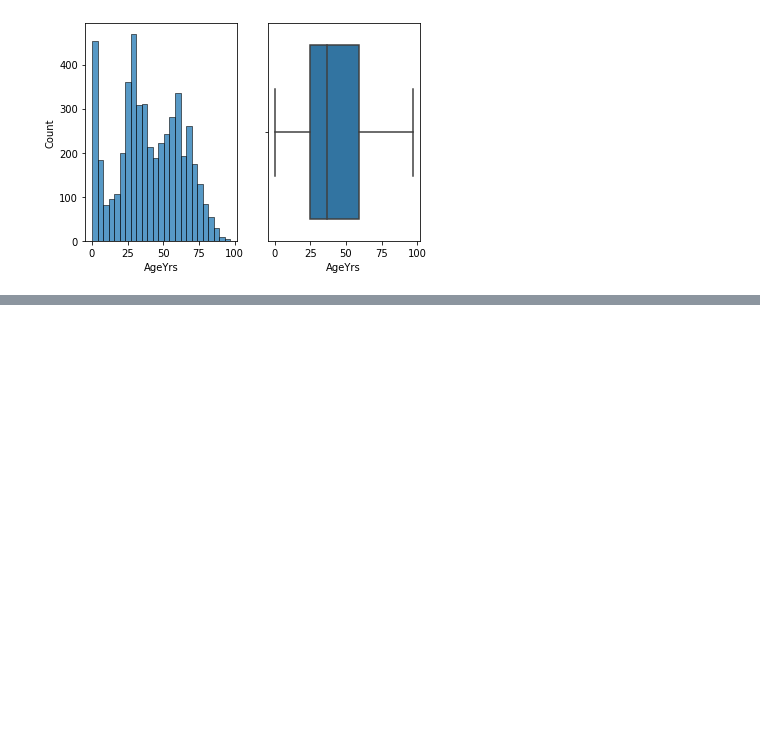
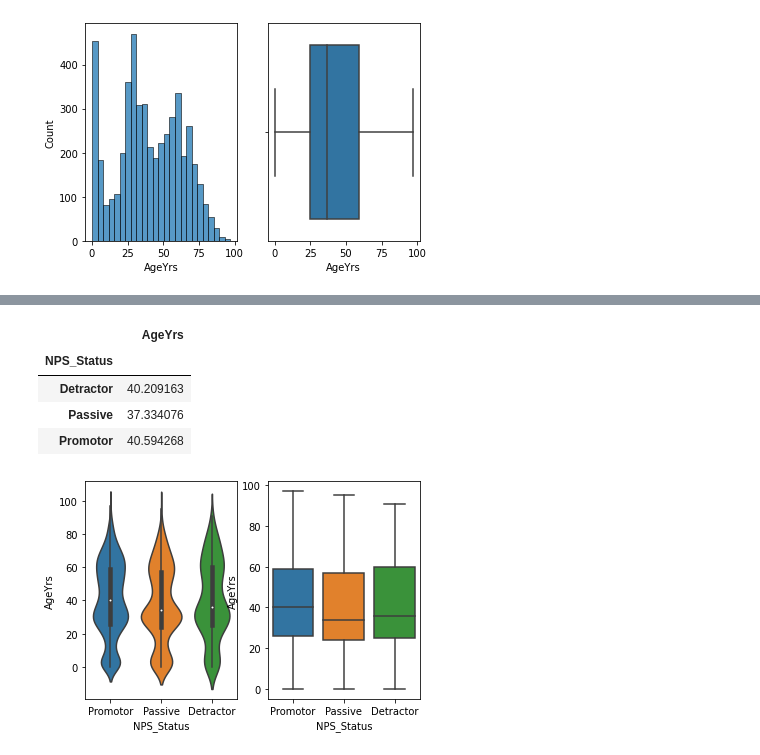
Before and after one commit to manthra16695/Code-360, a Jupyter notebook: Manipal_Hospitals.ipynb, the cells around one changed output, grey strips where cells are left out. Drawn from its saved outputs; the diff is of its cells as text; code cells hidden in the pictures; blank space fills up the shorter version.

```diff
--- a/Manipal_Hospitals.ipynb
+++ b/Manipal_Hospitals.ipynb
@@ -265,3 +265,21 @@ fig.add_shape(
 ##Most likely age range is between 20-40
 # %% [output]
 [interactive output not drawn]
+# %%
+##Bi-Variate Age and Target
+plt.figure()
+plt.subplot(1,2,1)
+sns.violinplot(x=data['NPS_Status'],y=data['AgeYrs'])
+##There is a slight difference between Passive and the other groups whereas Promtors and Detractor dont have significance
+
+# data['AgeYrs'][data['NPS_Status']=='Detractor'].mean()
+plt.subplot(1,2,2)
+sns.boxplot(x=data['NPS_Status'],y=data['AgeYrs'])
+data.groupby('NPS_Status')[['AgeYrs']].mean()
+# %% [output]
+|  | AgeYrs |
+| NPS_Status |  |
+| Detractor | 40.209163 |
+| Passive | 37.334076 |
+| Promotor | 40.594268 |
+[figure, added]
```
Also changed, not shown: parts of 5 cells of this notebook.
